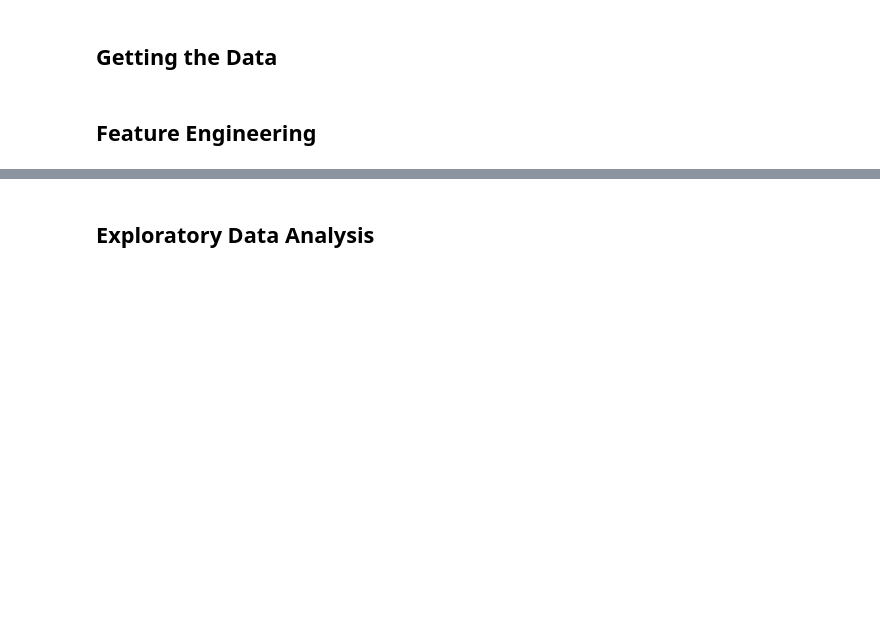
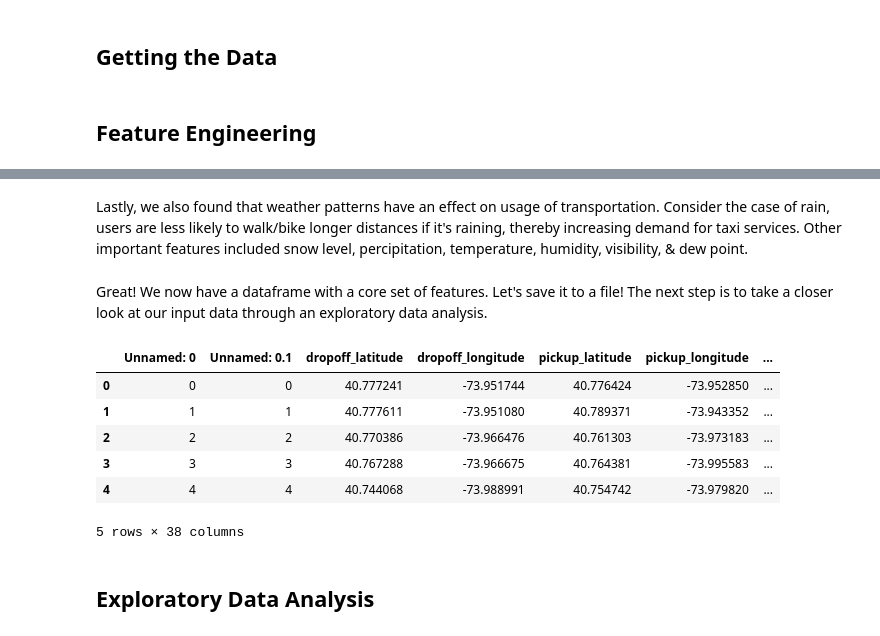
Before and after one commit to ComputAni/PDS-Price-Predictor, a Jupyter notebook: Final_Project_PDS.ipynb, the cells around one changed output, grey strips where cells are left out. Drawn from its saved outputs; the diff is of its cells as text; code cells hidden in the pictures; blank space fills up the shorter version.

```diff
--- a/Final_Project_PDS.ipynb
+++ b/Final_Project_PDS.ipynb
@@ -35,0 +156,2 @@ import csv
+# %% [markdown]
+Lastly, we also found that weather patterns have an effect on usage of transportation. Consider the case of rain, users are less likely to walk/bike longer distances if it's raining, thereby increasing demand for taxi services. Other important features included snow level, percipitation, temperature, humidity, visibility, & dew point.
@@ -36,3 +246,25 @@ import csv
+# %%
+#Initialize the weather scraping function over the year of 2016
+start_date = datetime(2016, 1, 1)
+end_date = datetime(2016, 12, 31)
+date_features = init_weather_features(start_date, end_date)
+
+#Open our previously curated date related features and append our new weather features.
+open_date_df = pd.read_csv("date_data.csv")
+df_with_weather = create_weather_features(open_date_df, date_features)
+# %% [markdown]
+Great! We now have a dataframe with a core set of features. Let's save it to a file! The next step is to take a closer look at our input data through an exploratory data analysis.
+# %%
+df_with_weather.head()
+df_with_weather.to_csv('data_with_features.csv')
+# %% [output]
+|  | Unnamed: 0 | Unnamed: 0.1 | dropoff_latitude | dropoff_longitude | pickup_latitude | pickup_longitude | ... |
+| 0 | 0 | 0 | 40.777241 | -73.951744 | 40.776424 | -73.952850 | ... |
+| 1 | 1 | 1 | 40.777611 | -73.951080 | 40.789371 | -73.943352 | ... |
+| 2 | 2 | 2 | 40.770386 | -73.966476 | 40.761303 | -73.973183 | ... |
+| 3 | 3 | 3 | 40.767288 | -73.966675 | 40.764381 | -73.995583 | ... |
+| 4 | 4 | 4 | 40.744068 | -73.988991 | 40.754742 | -73.979820 | ... |
+5 rows × 38 columns
 # %% [markdown]
 ## Exploratory Data Analysis
 # %% [markdown]
```
Also changed, not shown: parts of 13 cells of this notebook, 3 other files.
